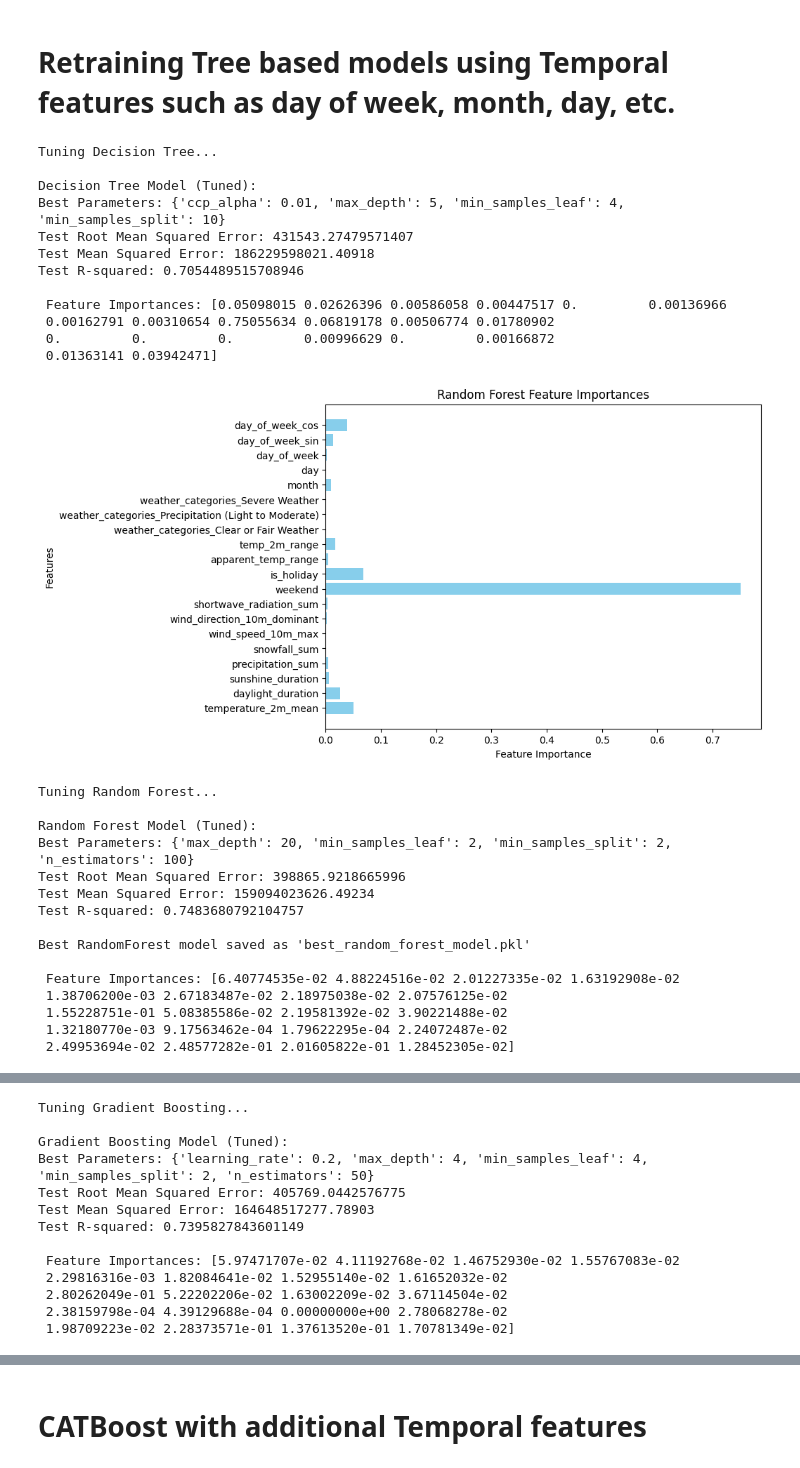
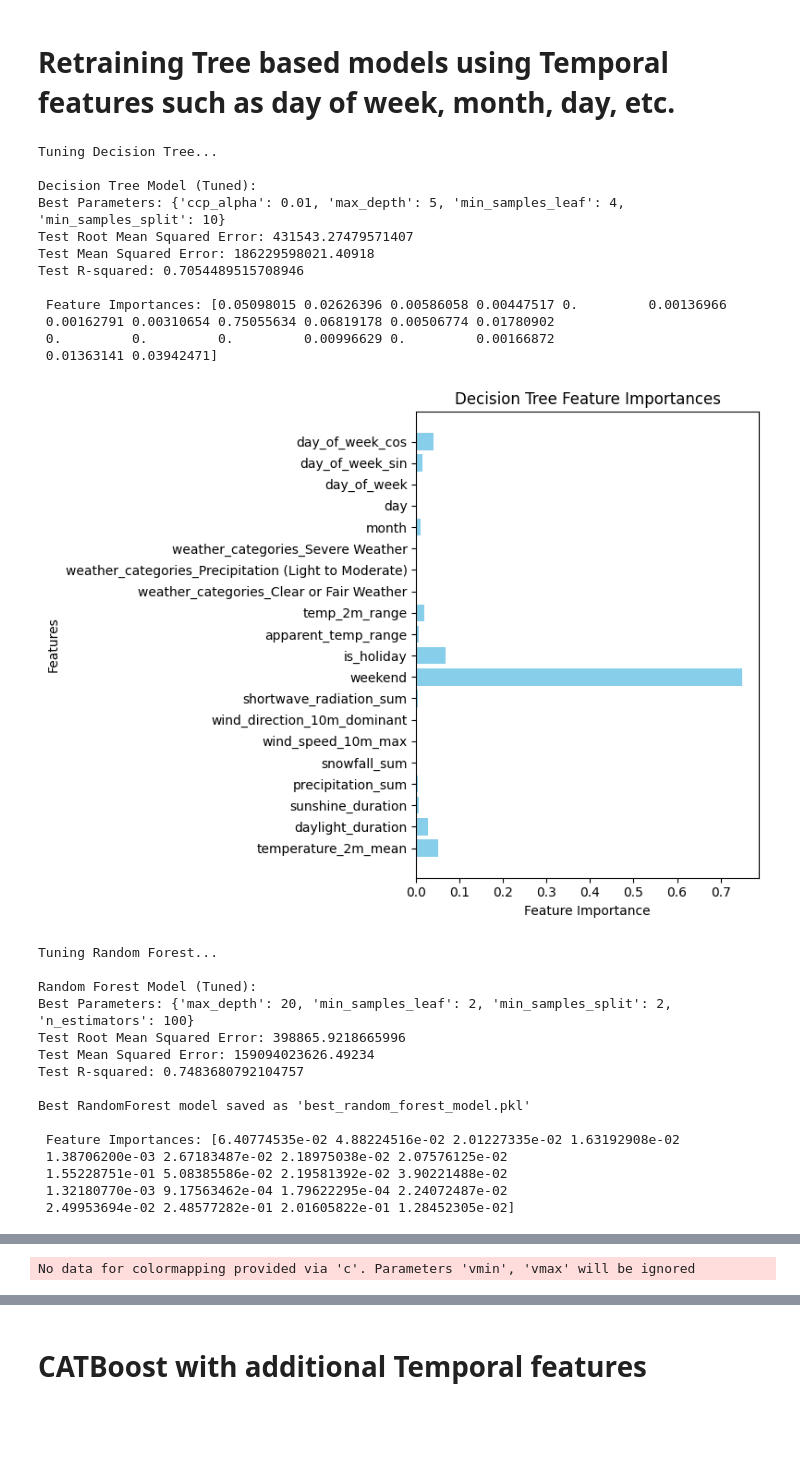
Before and after one commit to mducphamm/CSE6242_Spring2025, a Jupyter notebook: PredictionModels/Modelfitting.ipynb, the cells around one changed output, grey strips where cells are left out. Drawn from its saved outputs; the diff is of its cells as text; code cells hidden in the pictures; blank space fills up the shorter version.

Commit message:
organized the branch with folders and cleaned everything

```diff
--- a/PredictionModels/Modelfitting.ipynb
+++ b/PredictionModels/Modelfitting.ipynb
@@ -42,7 +45,7 @@ from tqdm import tqdm
 pd.set_option('display.max_columns', None)
 # %%
 # loading and preprocessing data
-file_path = './cleaned_daily_ridership_weather_holi_data.csv'
+file_path = './data/cleaned_daily_ridership_weather_holi_data.csv'
 df = pd.read_csv(file_path, parse_dates=['date'])
 print('data shape: ', df.shape)
 # preparing trian and test datasets with scaled data
@@ -230,10 +235,8 @@ def train_evaluate_regularized_models(X_train, y_train, X_test, y_test, feature_
         mse_test = mean_squared_error(y_test, y_pred_test)
         r2_train = r2_score(y_train, y_pred_train)
         r2_test = r2_score(y_test, y_pred_test)
-        r2 = r2_score(y_test, y_pred)
 
         print(f"\n{name} Model (Best Params: {grid_search.best_params_}):")
-        print(f"Overall R-squared: {r2:.3f}")
         print(f"Training R-squared: {r2_train:.3f}")
         print(f"Testing R-squared: {r2_test:.3f}")
         print(f"Training RMSE: {np.sqrt(mse_train):.2f}")
@@ -703,9 +689,6 @@ class EarlyStopping:
             self.best_loss = val_loss
             self.counter = 0
 
-# Load dataset
-file_path = './cleaned_daily_ridership_weather_holi_data.csv'
-df = pd.read_csv(file_path, parse_dates=['date'])
 
 # Prepare features and target
 X_rnn = df.drop(columns=['ridership', 'holidayName', 'weather_code'])
@@ -1337,37 +1281,55 @@ def tune_evaluate_tree_models(X_train, y_train, X_test, y_test, feature_names, e
             'RMSE': rmse,
             'R-squared': r2,
             'Best Params': grid_search.best_params_
         })
 
         if name == "Random Forest":
-            joblib.dump(best_model, "./best_random_forest_model.pkl")
+            joblib.dump(best_model, "./model/best_random_forest_model.pkl")
             print("\nBest RandomForest model saved as 'best_random_forest_model.pkl'")
 
-        print(f"\n Feature Importances: {best_model.feature_importances_}")
+            print(f"\n Feature Importances: {best_model.feature_importances_}")
+            plt.figure(figsize=(10, 6))
+            plt.barh(feature_names, best_model.feature_importances_, color='skyblue')
+            plt.xlabel("Feature Importance")
+            plt.ylabel("Features")
+            plt.title("Random Forest Feature Importances")
+            plt.tight_layout()
+            plt.show()
+
+            # Calculate SHAP values for Random Forest
+            explainer = shap.TreeExplainer(best_model)
+            shap_values = explainer.shap_values(X_test)
+             # visualize SHAP values
+            shap.summary_plot(shap_values, X_test, feature_names=feature_names)
+
+        print(f"\n Feature Importances: {best_model.feature_importances_}") #
         plt.figure(figsize=(8, 6))
         plt.barh(feature_names, best_model.feature_importances_, color='skyblue')
         plt.xlabel("Feature Importance")
         plt.ylabel("Features")
-        plt.title("Random Forest Feature Importances")
+        plt.title(f"{name} Feature Importances")
+        plt.tight_layout()
         plt.show()
+
     updated_df = pd.concat([existing_df, pd.DataFrame(results_list)], ignore_index=True)
     return updated_df
+
 feature_names = X_temporal_features.columns.to_list()
 model_comparison_df = tune_evaluate_tree_models(X_train_tf, y_train_tf, X_test_tf, y_test_tf, feature_names, model_comparison_df)
 # %% [output]
 Tuning Decision Tree...
 
 Decision Tree Model (Tuned):
 Best Parameters: {'ccp_alpha': 0.01, 'max_depth': 5, 'min_samples_leaf': 4, 'min_samples_split': 10}
 Test Root Mean Squared Error: 431543.27479571407
 Test Mean Squared Error: 186229598021.40918
 Test R-squared: 0.7054489515708946
 
  Feature Importances: [0.05098015 0.02626396 0.00586058 0.00447517 0.         0.00136966
  0.00162791 0.00310654 0.75055634 0.06819178 0.00506774 0.01780902
  0.         0.         0.         0.00996629 0.         0.00166872
  0.01363141 0.03942471]
-[figure, old version]
+[figure, new version]
 Tuning Random Forest...
 
 Random Forest Model (Tuned):
@@ -1387,13 +1349 @@ Best RandomForest model saved as 'best_random_forest_model.pkl'
-Tuning Gradient Boosting...
-
-Gradient Boosting Model (Tuned):
-Best Parameters: {'learning_rate': 0.2, 'max_depth': 4, 'min_samples_leaf': 4, 'min_samples_split': 2, 'n_estimators': 50}
-Test Root Mean Squared Error: 405769.0442576775
-Test Mean Squared Error: 164648517277.78903
-Test R-squared: 0.7395827843601149
-
- Feature Importances: [5.97471707e-02 4.11192768e-02 1.46752930e-02 1.55767083e-02
- 2.29816316e-03 1.82084641e-02 1.52955140e-02 1.61652032e-02
- 2.80262049e-01 5.22202206e-02 1.63002209e-02 3.67114504e-02
- 2.38159798e-04 4.39129688e-04 0.00000000e+00 2.78068278e-02
- 1.98709223e-02 2.28373571e-01 1.37613520e-01 1.70781349e-02]
+No data for colormapping provided via 'c'. Parameters 'vmin', 'vmax' will be ignored
```
Also changed, not shown: parts of 27 cells of this notebook, 11 other files.
